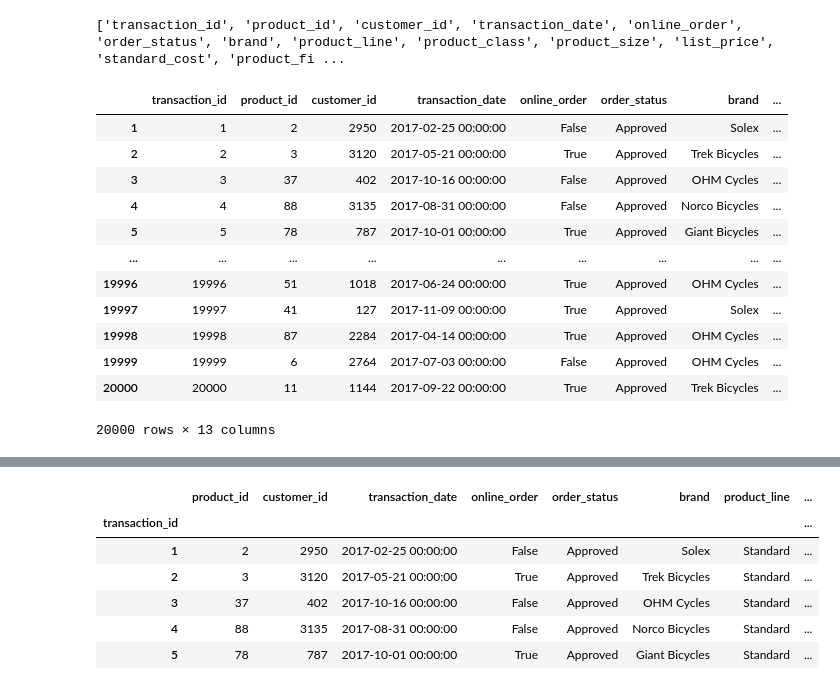
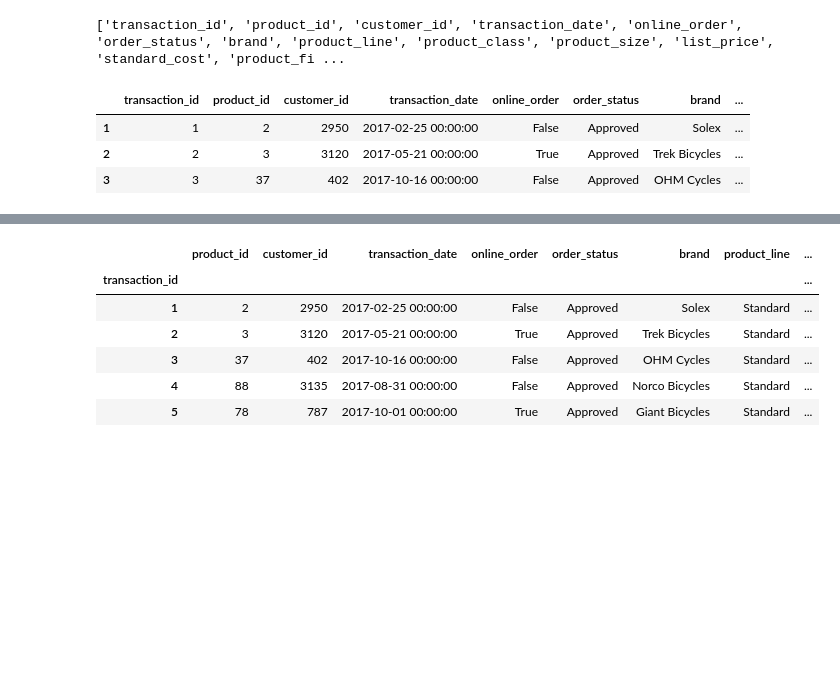
Before and after one commit to darklord-57/darklord, a Jupyter notebook: python/data_analysis/KPMG/quality_assurance.ipynb, the cells around one changed output, grey strips where cells are left out. Cells and saved outputs as stored; diff of their text form; code cells hidden in the pictures; blank space fills up the shorter version.

```diff
--- a/python/data_analysis/KPMG/quality_assurance.ipynb
+++ b/python/data_analysis/KPMG/quality_assurance.ipynb
@@ -29,18 +29,9 @@ transaction = define_df(transaction)
 # %% [output]
 ['transaction_id', 'product_id', 'customer_id', 'transaction_date', 'online_order', 'order_status', 'brand', 'product_line', 'product_class', 'product_size', 'list_price', 'standard_cost', 'product_fi ...
 # %%
-transaction
+transaction.head(3)
 # %% [output]
 |  | transaction_id | product_id | customer_id | transaction_date | online_order | order_status | brand | ... |
 | 1 | 1 | 2 | 2950 | 2017-02-25 00:00:00 | False | Approved | Solex | ... |
 | 2 | 2 | 3 | 3120 | 2017-05-21 00:00:00 | True | Approved | Trek Bicycles | ... |
 | 3 | 3 | 37 | 402 | 2017-10-16 00:00:00 | False | Approved | OHM Cycles | ... |
-| 4 | 4 | 88 | 3135 | 2017-08-31 00:00:00 | False | Approved | Norco Bicycles | ... |
-| 5 | 5 | 78 | 787 | 2017-10-01 00:00:00 | True | Approved | Giant Bicycles | ... |
-| ... | ... | ... | ... | ... | ... | ... | ... | ... |
-| 19996 | 19996 | 51 | 1018 | 2017-06-24 00:00:00 | True | Approved | OHM Cycles | ... |
-| 19997 | 19997 | 41 | 127 | 2017-11-09 00:00:00 | True | Approved | Solex | ... |
-| 19998 | 19998 | 87 | 2284 | 2017-04-14 00:00:00 | True | Approved | OHM Cycles | ... |
-| 19999 | 19999 | 6 | 2764 | 2017-07-03 00:00:00 | False | Approved | OHM Cycles | ... |
-| 20000 | 20000 | 11 | 1144 | 2017-09-22 00:00:00 | True | Approved | Trek Bicycles | ... |
-20000 rows × 13 columns
```
Also changed, not shown: parts of 5 cells of this notebook, 5 other files.
